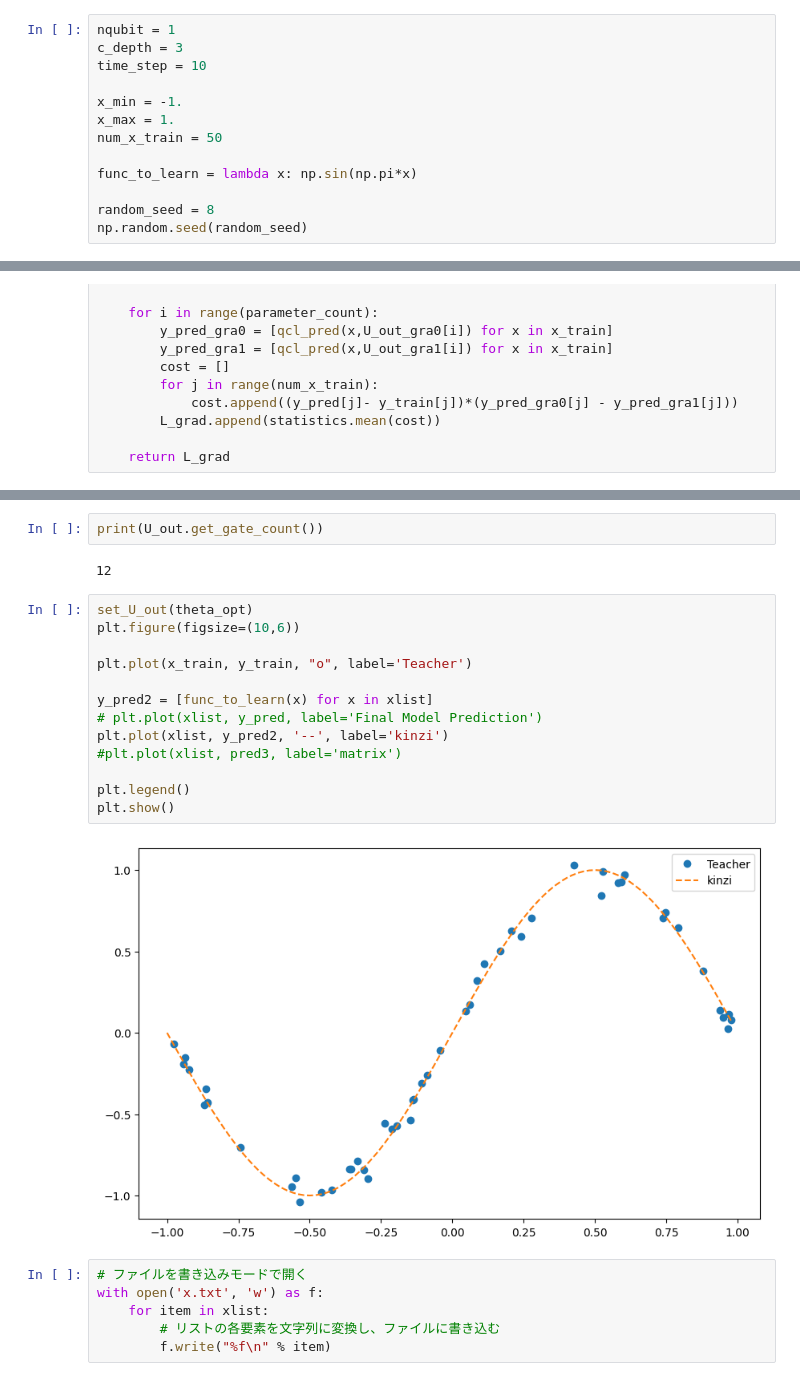
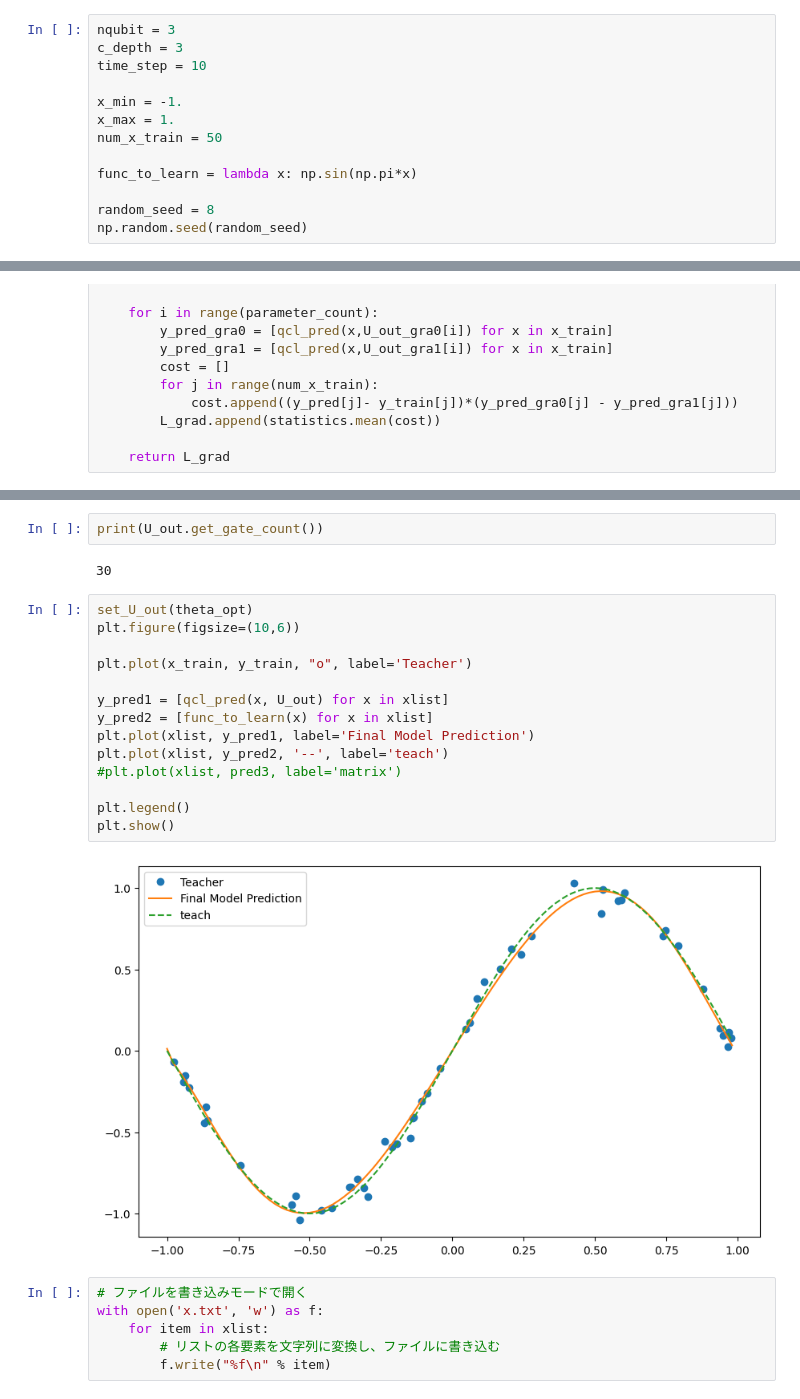
Before and after one commit to nmrintel/Quantum, a Jupyter notebook: qulacs/fit_sin.ipynb, the cells around one changed output, grey strips where cells are left out. Saved outputs shown, nothing was run; the diff lists cells and outputs as text.

```diff
--- a/qulacs/fit_sin.ipynb
+++ b/qulacs/fit_sin.ipynb
@@ -5,7 +5,7 @@ import matplotlib.pyplot as plt
 from functools import reduce
 import statistics
 # %%
-nqubit = 1
+nqubit = 3
 c_depth = 3
 time_step = 10
 
@@ -242,22 +226,23 @@ print(theta_opt)
 # %%
 print(U_out.get_gate_count())
 # %% [output]
-12
+30
 # %%
 set_U_out(theta_opt)
 plt.figure(figsize=(10,6))
 
 plt.plot(x_train, y_train, "o", label='Teacher')
 
+y_pred1 = [qcl_pred(x, U_out) for x in xlist]
 y_pred2 = [func_to_learn(x) for x in xlist]
-# plt.plot(xlist, y_pred, label='Final Model Prediction')
-plt.plot(xlist, y_pred2, '--', label='kinzi')
+plt.plot(xlist, y_pred1, label='Final Model Prediction')
+plt.plot(xlist, y_pred2, '--', label='teach')
 #plt.plot(xlist, pred3, label='matrix')
 
 plt.legend()
 plt.show()
 # %% [output]
-[figure, old version]
+[figure, new version]
 # %%
 # ファイルを書き込みモードで開く
 with open('x.txt', 'w') as f:
```
Also changed, not shown: parts of 5 cells of this notebook.
